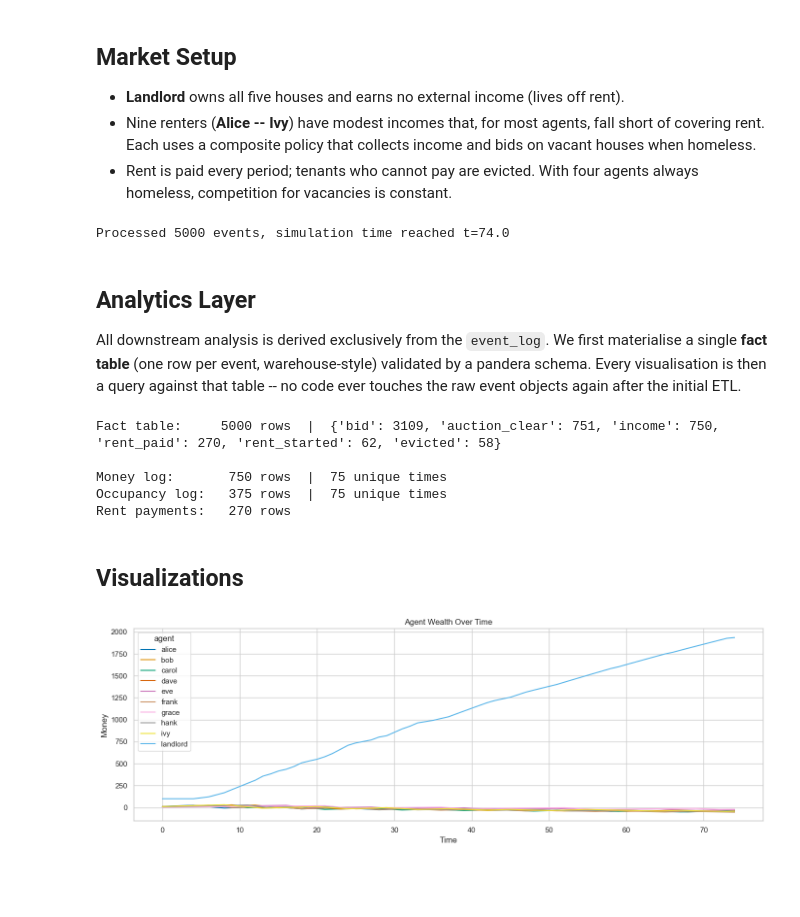
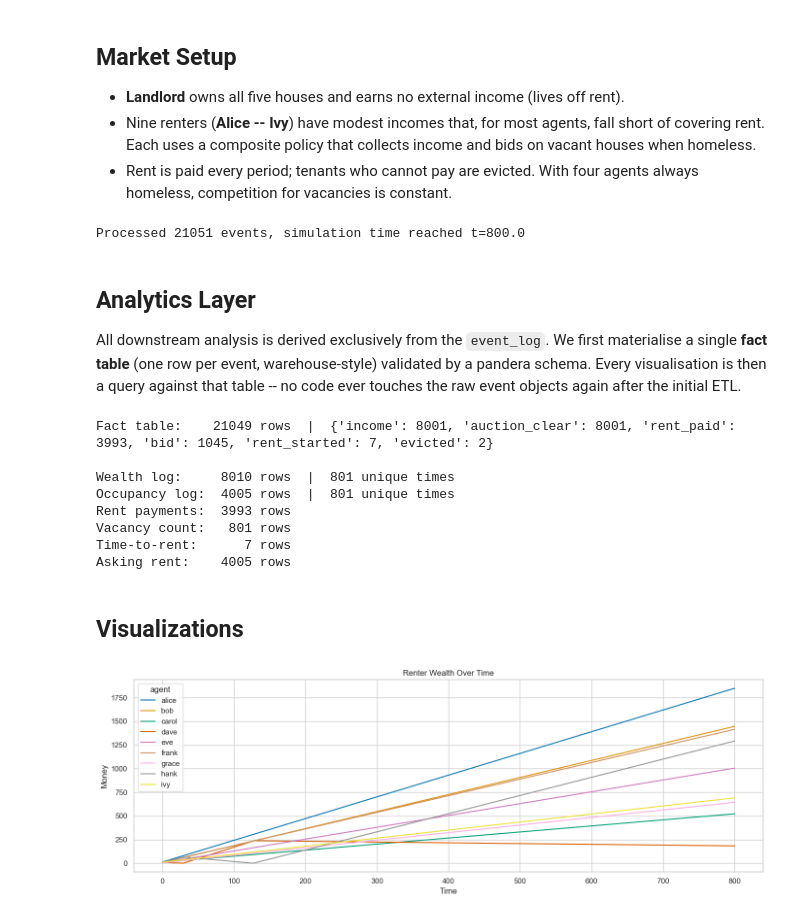
Before and after one commit to ELC/housing-market-simulation, a Jupyter notebook: book/chapters/03_simulation.ipynb, the cells around one changed output. Drawn from its saved outputs; the diff is of its cells as text; code cells hidden in the pictures; blank space fills up the shorter version.

```diff
--- a/book/chapters/03_simulation.ipynb
+++ b/book/chapters/03_simulation.ipynb
@@ -83,11 +84,11 @@ renters = tuple(
 
 house_specs = [
     # (id,        rent, age)
-    ("house_a",  15.0,  10),
-    ("house_b",  18.0,   7),
-    ("house_c",  22.0,   5),
-    ("house_d",  25.0,   3),
-    ("house_e",  30.0,   1),
+    ("house_a",  1.0,  10),
+    ("house_b",  1.0,   7),
+    ("house_c",  2.0,   5),
+    ("house_d",  2.0,   3),
+    ("house_e",  3.0,   1),
 ]
 houses = tuple(
     House(id=hid, owner_id="landlord", state=VacantState(), rent_price=rent, age=age)
@@ -95,8 +96,7 @@ houses = tuple(
 )
 
 market = HousingMarket(
-    agents=(landlord,) + renters,
-    houses=houses,
+    entities=(landlord,) + renters + houses,
     settings=settings,
 )
 
@@ -109,18 +109,21 @@ engine = SimulationEngine(
     market=market, queue=queue, registry=SignalRegistry()
 )
 # %%
-N_STEPS = 5000
+N_STEPS = 150_000
+MAX_T = 800
 sim = engine
 
 for _ in range(N_STEPS):
     if not sim.queue.events:
         break
     sim = sim.step()
+    if sim.now >= MAX_T:
+        break
 
 event_log = list(sim.event_log)
 print(f"Processed {len(event_log)} events, simulation time reached t={sim.now}")
 # %% [output]
-Processed 5000 events, simulation time reached t=74.0
+Processed 21051 events, simulation time reached t=800.0
 # %% [markdown]
 ## Analytics Layer
 
@@ -275,31 +460,42 @@ def project_rent_payments(facts: pd.DataFrame) -> pd.DataFrame:
 # %%
 facts = build_fact_table(event_log, market)
-print(f"Fact table:    {len(facts):>5} rows  |  {facts['event_type'].value_counts().to_dict()}")
+print(f"Fact table:    {len(facts):>5} rows  |  {facts[EventFact.event_type].value_counts().to_dict()}")
 print()
 
-money_df = project_money(facts, market)
+wealth_df = project_wealth(facts, market)
 occupancy_df = project_occupancy(facts, market)
 rent_df = project_rent_payments(facts)
+vacancy_df = project_vacancy_count(occupancy_df)
+ttr_df = project_time_to_rent(facts, market)
+asking_rent_df = project_asking_rent(facts, occupancy_df, market)
 
-print(f"Money log:     {len(money_df):>5} rows  |  {money_df['time'].nunique()} unique times")
-print(f"Occupancy log: {len(occupancy_df):>5} rows  |  {occupancy_df['time'].nunique()} unique times")
+print(f"Wealth log:    {len(wealth_df):>5} rows  |  {wealth_df[WealthLog.time].nunique()} unique times")
+print(f"Occupancy log: {len(occupancy_df):>5} rows  |  {occupancy_df[OccupancyLog.time].nunique()} unique times")
 print(f"Rent payments: {len(rent_df):>5} rows")
+print(f"Vacancy count: {len(vacancy_df):>5} rows")
+print(f"Time-to-rent:  {len(ttr_df):>5} rows")
+print(f"Asking rent:   {len(asking_rent_df):>5} rows")
 # %% [output]
-Fact table:     5000 rows  |  {'bid': 3109, 'auction_clear': 751, 'income': 750, 'rent_paid': 270, 'rent_started': 62, 'evicted': 58}
+Fact table:    21049 rows  |  {'income': 8001, 'auction_clear': 8001, 'rent_paid': 3993, 'bid': 1045, 'rent_started': 7, 'evicted': 2}
 
-Money log:       750 rows  |  75 unique times
-Occupancy log:   375 rows  |  75 unique times
-Rent payments:   270 rows
+Wealth log:     8010 rows  |  801 unique times
+Occupancy log:  4005 rows  |  801 unique times
+Rent payments:  3993 rows
+Vacancy count:   801 rows
+Time-to-rent:      7 rows
+Asking rent:    4005 rows
 # %% [markdown]
 ## Visualizations
 # %%
+renter_wealth = wealth_df.query(f"{WealthLog.agent} != 'landlord'")
+
 fig, ax = plt.subplots(figsize=(14, 5))
-sns.lineplot(data=money_df, x="time", y="money", hue="agent", ax=ax)
-ax.set_title("Agent Wealth Over Time")
+sns.lineplot(data=renter_wealth, x=WealthLog.time, y=WealthLog.money, hue=WealthLog.agent, ax=ax)
+ax.set_title("Renter Wealth Over Time")
 ax.set_xlabel("Time")
 ax.set_ylabel("Money")
 sns.move_legend(ax, "upper left")
 plt.tight_layout()
 plt.show()
 # %% [output]
-[figure, old version]
+[figure, new version]
```
Also changed, not shown: parts of 10 cells of this notebook, 24 other files.
